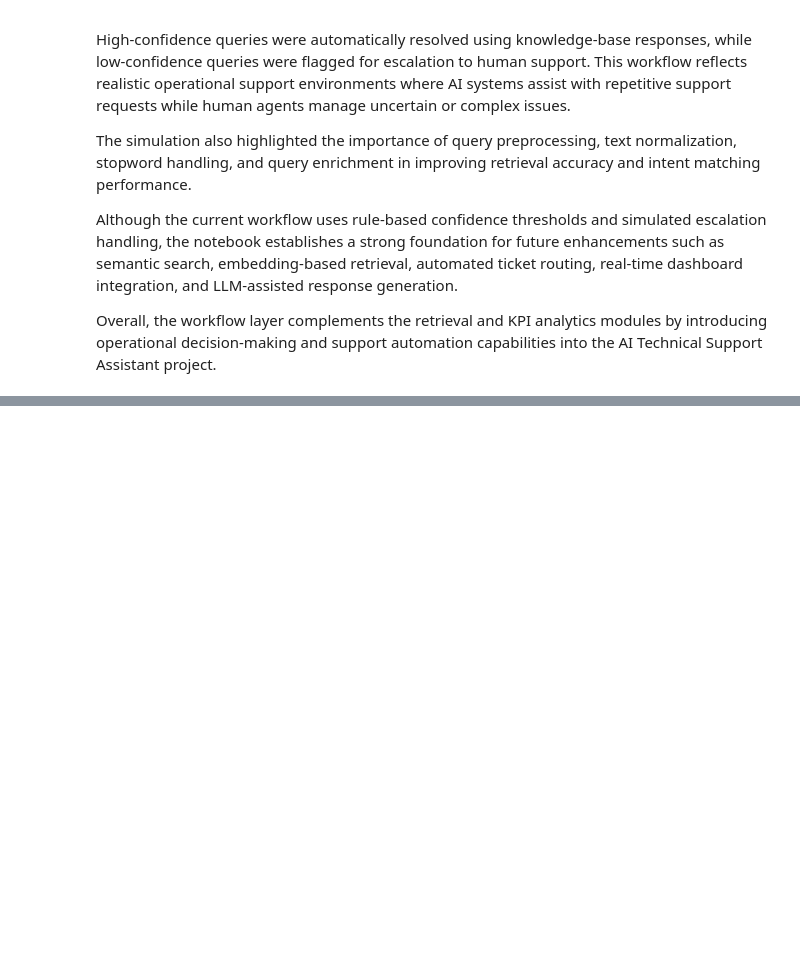
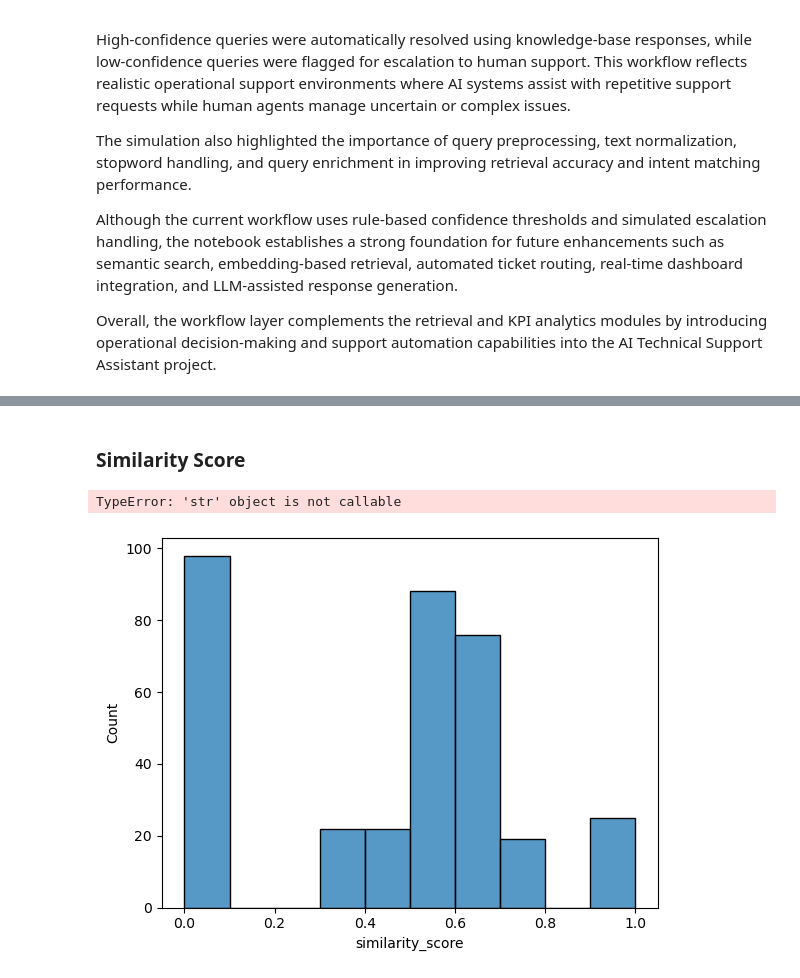
Before and after one commit to Ash2243/ai-technical-support-assistant, a Jupyter notebook: notebook/Workflow_Simulation.ipynb, the cells around one changed output, grey strips where cells are left out. Drawn from its saved outputs; the diff is of its cells as text; code cells hidden in the pictures; blank space fills up the shorter version.

```diff
--- a/notebook/Workflow_Simulation.ipynb
+++ b/notebook/Workflow_Simulation.ipynb
@@ -142,0 +375,9 @@ Overall, the workflow layer complements the retrieval and KPI analytics modules
+# %% [markdown]
+### Similarity Score
+# %%
+sns.histplot(data=workflow_df,x='similarity_score')
+plt.title('Similarity Score')
+plt.show()
+# %% [output]
+TypeError: 'str' object is not callable
+[figure, added]
```
Also changed, not shown: parts of 25 cells of this notebook.
